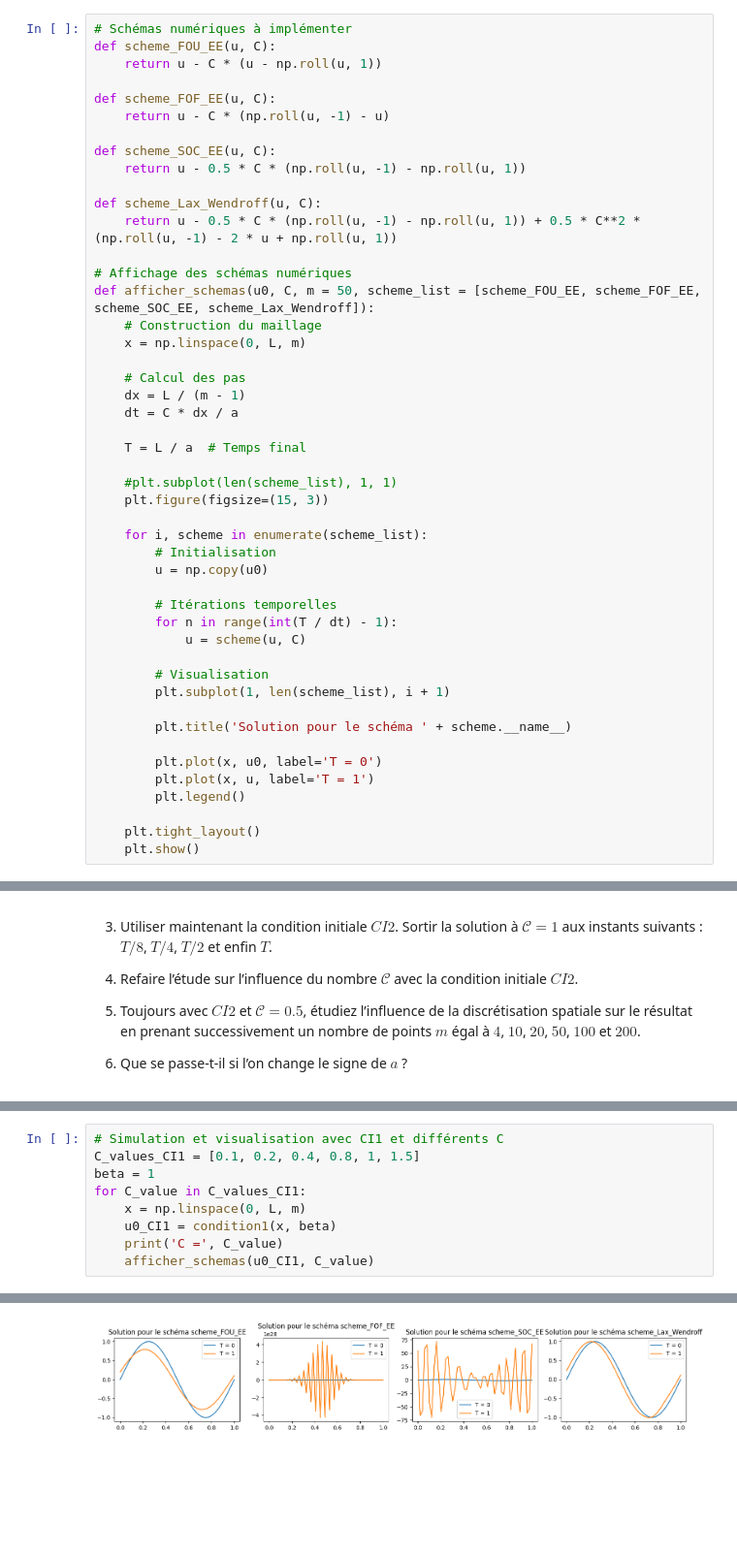
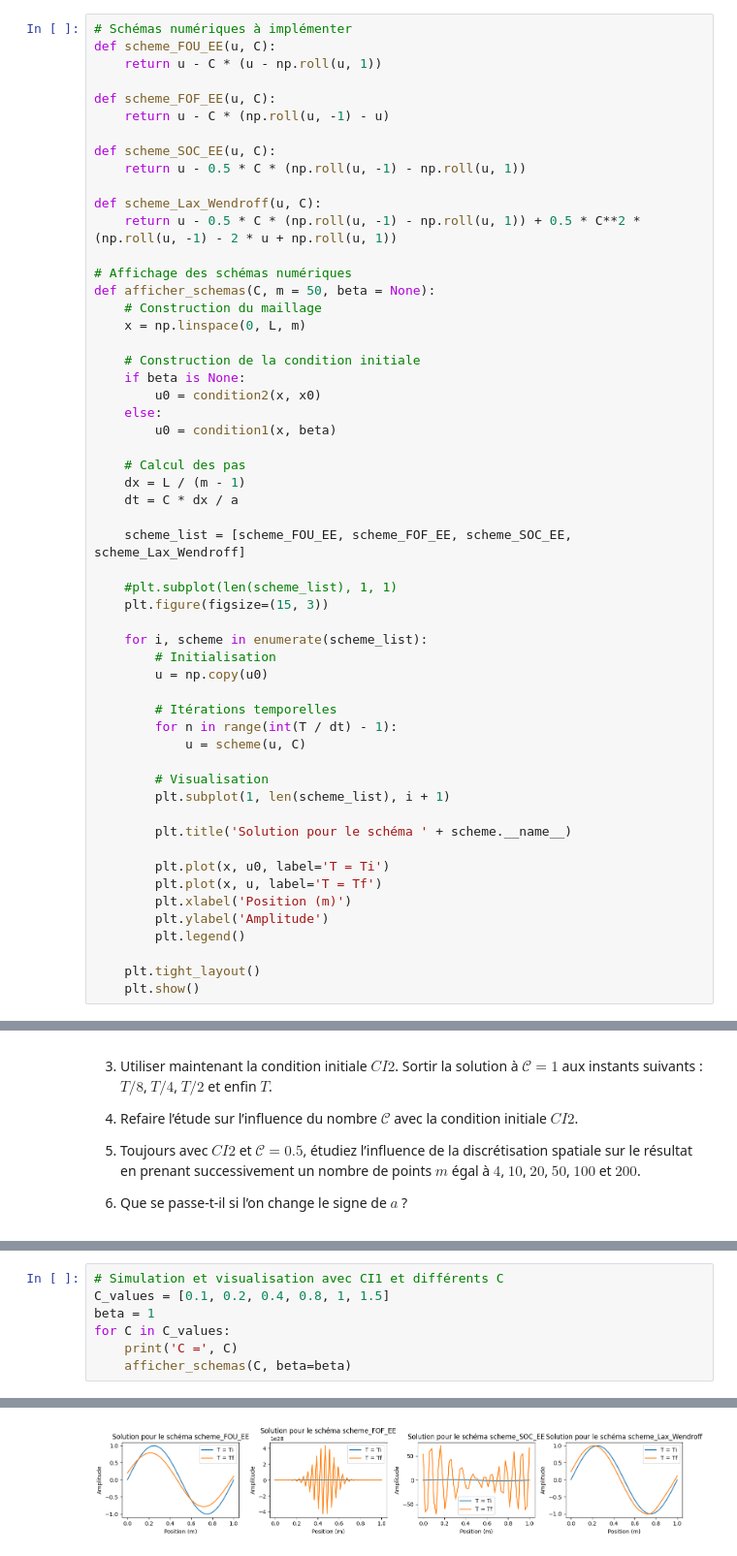
Before and after one commit to f-debrandois/N7_A3, a Jupyter notebook: S7/EDP/TP/TP1_Différences_finies.ipynb, the cells around one changed output, grey strips where cells are left out. Shown at 97% size. Cells and saved outputs as stored; diff of their text form; blank space fills up the shorter version.

```diff
--- a/S7/EDP/TP/TP1_Différences_finies.ipynb
+++ b/S7/EDP/TP/TP1_Différences_finies.ipynb
@@ -121,15 +127,21 @@ def scheme_Lax_Wendroff(u, C):
     return u - 0.5 * C * (np.roll(u, -1) - np.roll(u, 1)) + 0.5 * C**2 * (np.roll(u, -1) - 2 * u + np.roll(u, 1))
 
 # Affichage des schémas numériques
-def afficher_schemas(u0, C, m = 50, scheme_list = [scheme_FOU_EE, scheme_FOF_EE, scheme_SOC_EE, scheme_Lax_Wendroff]):
+def afficher_schemas(C, m = 50, beta = None):
     # Construction du maillage
     x = np.linspace(0, L, m)
+
+    # Construction de la condition initiale
+    if beta is None:
+        u0 = condition2(x, x0)
+    else:
+        u0 = condition1(x, beta)
 
     # Calcul des pas
     dx = L / (m - 1)
     dt = C * dx / a
 
-    T = L / a  # Temps final
+    scheme_list = [scheme_FOU_EE, scheme_FOF_EE, scheme_SOC_EE, scheme_Lax_Wendroff]
 
     #plt.subplot(len(scheme_list), 1, 1)
     plt.figure(figsize=(15, 3))
@@ -147,8 +159,10 @@ def afficher_schemas(u0, C, m = 50, scheme_list = [scheme_FOU_EE, scheme_FOF_EE,
 
         plt.title('Solution pour le schéma ' + scheme.__name__)
 
-        plt.plot(x, u0, label='T = 0')
-        plt.plot(x, u, label='T = 1')
+        plt.plot(x, u0, label='T = Ti')
+        plt.plot(x, u, label='T = Tf')
+        plt.xlabel('Position (m)')
+        plt.ylabel('Amplitude')
         plt.legend()
 
     plt.tight_layout()
@@ -196,11 +206,9 @@ beta = 16
 # %%
 # Simulation et visualisation avec CI1 et différents C
-C_values_CI1 = [0.1, 0.2, 0.4, 0.8, 1, 1.5]
+C_values = [0.1, 0.2, 0.4, 0.8, 1, 1.5]
 beta = 1
-for C_value in C_values_CI1:
-    x = np.linspace(0, L, m)
-    u0_CI1 = condition1(x, beta)
-    print('C =', C_value)
-    afficher_schemas(u0_CI1, C_value)
+for C in C_values:
+    print('C =', C)
+    afficher_schemas(C, beta=beta)
 # %% [output]
 C = 0.1
@@ -210,3 +218,3 @@ C = 0.2
 C = 0.4
-[figure, old version]
+[figure, new version]
 C = 0.8
```
Also changed, not shown: parts of 12 cells of this notebook, 1 other file.
